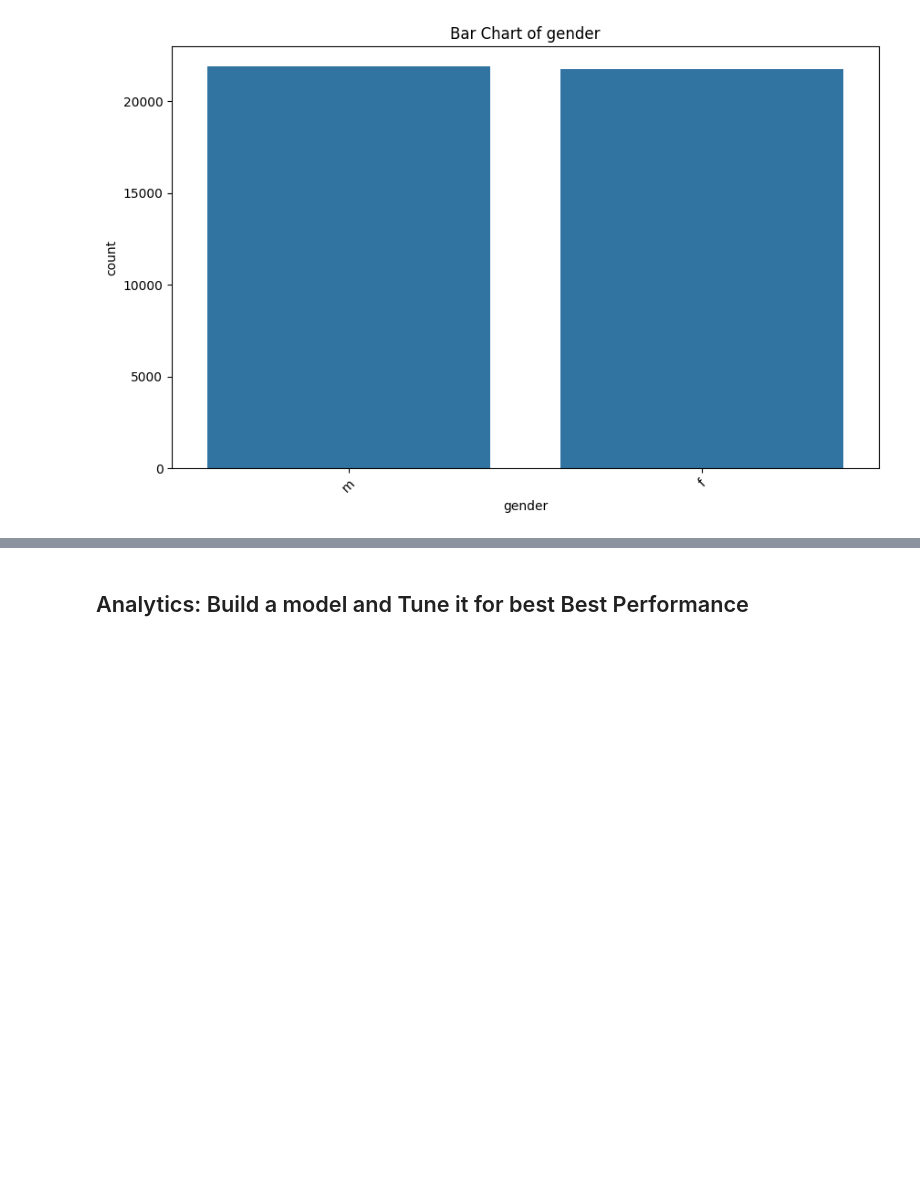
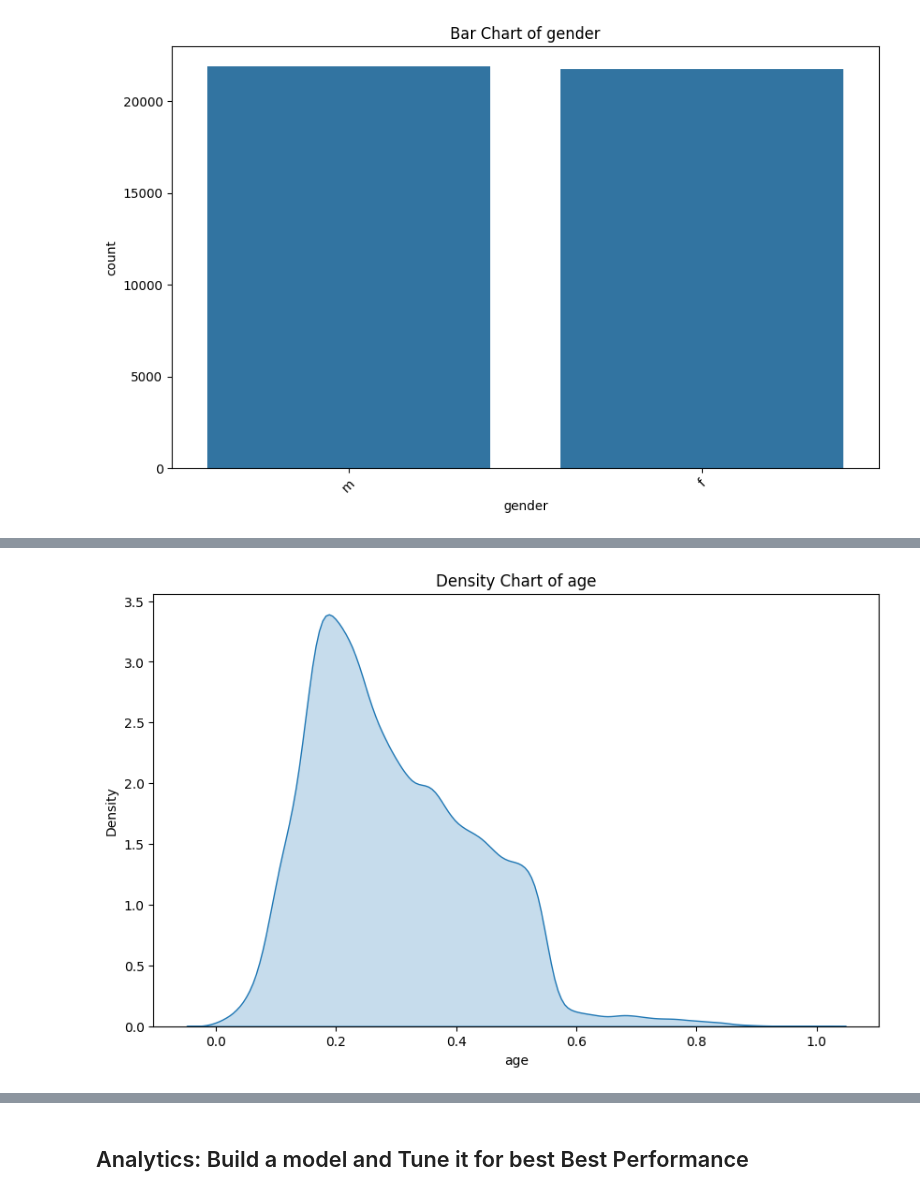
Before and after one commit to jc-czx191/ds1001_final, a Jupyter notebook: ds1001_final/notebooks/Final_Project_Notebook.ipynb, the cells around one changed output, grey strips where cells are left out. Cells and saved outputs as stored; diff of their text form; code cells hidden in the pictures; blank space fills up the shorter version.

```diff
--- a/ds1001_final/notebooks/Final_Project_Notebook.ipynb
+++ b/ds1001_final/notebooks/Final_Project_Notebook.ipynb
@@ -161,8 +195,10 @@ plt.show()
 # %%
 # Density chart of a continuous variable
 plt.figure(figsize=(10, 6))
-sns.kdeplot("xx"['ContinuousVariable'], fill=True)  # Replace 'ContinuousVariable' with your column name
-plt.title('Density Chart of ContinuousVariable')
+sns.kdeplot(df['age'], fill=True)  # Replace 'ContinuousVariable' with your column name
+plt.title('Density Chart of age')
 plt.show()
+# %% [output]
+[figure, added]
 # %%
 #Correlation matrix, make sure to only include numeric variables
```
Also changed, not shown: parts of 19 cells of this notebook.
